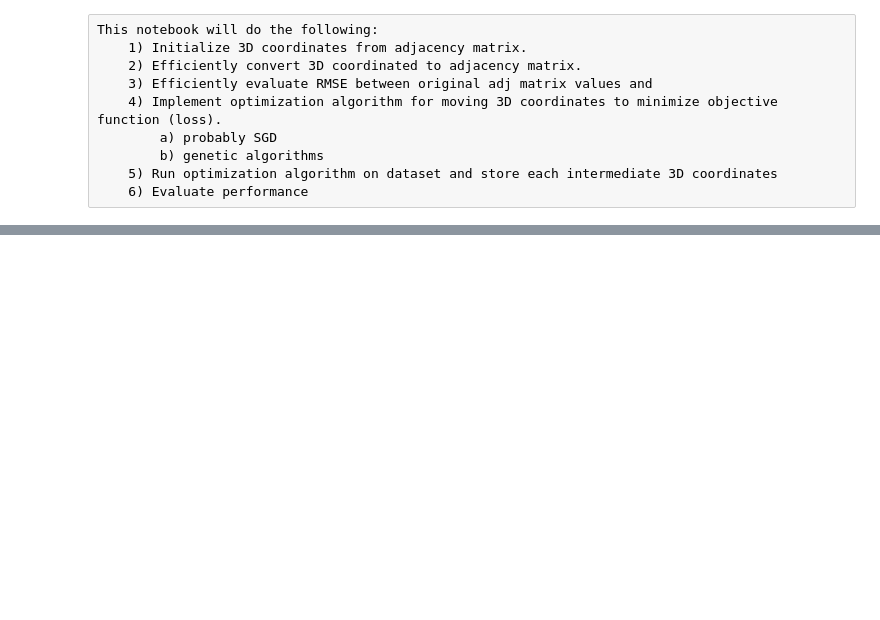
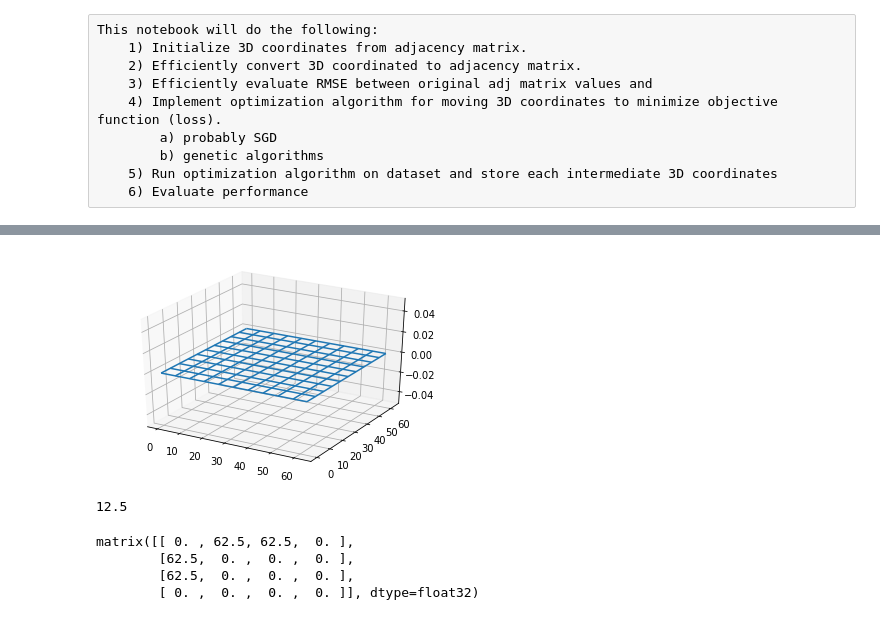
Before and after one commit to gt-big-data/TimePlotter, a Jupyter notebook: analysis/Analysis.ipynb, the cells around one changed output, grey strips where cells are left out. Cells and saved outputs as stored; diff of their text form; code cells hidden in the pictures; blank space fills up the shorter version.

```diff
--- a/analysis/Analysis.ipynb
+++ b/analysis/Analysis.ipynb
@@ -62,0 +83,46 @@ def sgd(coordinates, adjacency_matrix):
+# %%
+# convert our 3D coordinates into a matrix representation,
+# where x and y and interpolated from their nearest locations as well as z
+
+from scipy.interpolate import interp2d
+
+def interpolate_mesh(coordinates, num_points= 100):
+    # make f, our function which estimates the z or height at all positions
+    f = interp2d(coordinates[:,0], coordinates[:,1], coordinates[:,2], kind='linear')
+
+    # make the new mesh
+    min_bounds = np.min(coordinates, axis = 0)
+    max_bounds = np.max(coordinates, axis = 0)
+    x_new = np.linspace(min_bounds[0], max_bounds[0], num=num_points)
+    y_new = np.linspace(min_bounds[1], max_bounds[1], num=num_points)
+    xx_new, yy_new = np.meshgrid(x_new, y_new)
+    zz_new = f(x_new, y_new)
+
+    arr = np.empty((num_points, num_points, 3))
+    arr[:,:,0] = xx_new
+    arr[:,:,1] = yy_new
+    arr[:,:,2] = zz_new
+    return arr
+# %%
+from mpl_toolkits.mplot3d import axes3d
+import matplotlib.pyplot as plt
+
+def plot_coordinates(coordinates,rstride=10, cstride=10):
+    fig = plt.figure()
+    ax = fig.add_subplot(111, projection='3d')
+
+    arr = interpolate_mesh(coordinates)
+    X = arr[:,:,0]
+    Y = arr[:,:,1]
+    Z = arr[:,:,2]
+
+    # Plot a basic wireframe.
+    ax.plot_wireframe(X, Y, Z, rstride=10, cstride=10)
+
+    # Plot the points on top of this
+    #ax.scatter(coordinates[:,0], coordinates[:,1], coordinates[:,2])
+    plt.show()
+# %%
+plot_coordinates(coordinates)
+# %% [output]
+[figure, added]
@@ -62,0 +151,5 @@ def sgd(coordinates, adjacency_matrix):
+# %%
+rmse_curr = rmse(coordinates, original_adjacency_matrix)
+rmse_curr
+# %% [output]
+12.5
@@ -62,0 +168,8 @@ def sgd(coordinates, adjacency_matrix):
+# %%
+new_adjacency_matrix = coordinates_adjacency(coordinates, original_adjacency_matrix)
+new_adjacency_matrix.todense()
+# %% [output]
+matrix([[ 0. , 62.5, 62.5,  0. ],
+        [62.5,  0. ,  0. ,  0. ],
+        [62.5,  0. ,  0. ,  0. ],
+        [ 0. ,  0. ,  0. ,  0. ]], dtype=float32)
```
Also changed, not shown: parts of 22 cells of this notebook, 2 other files.
